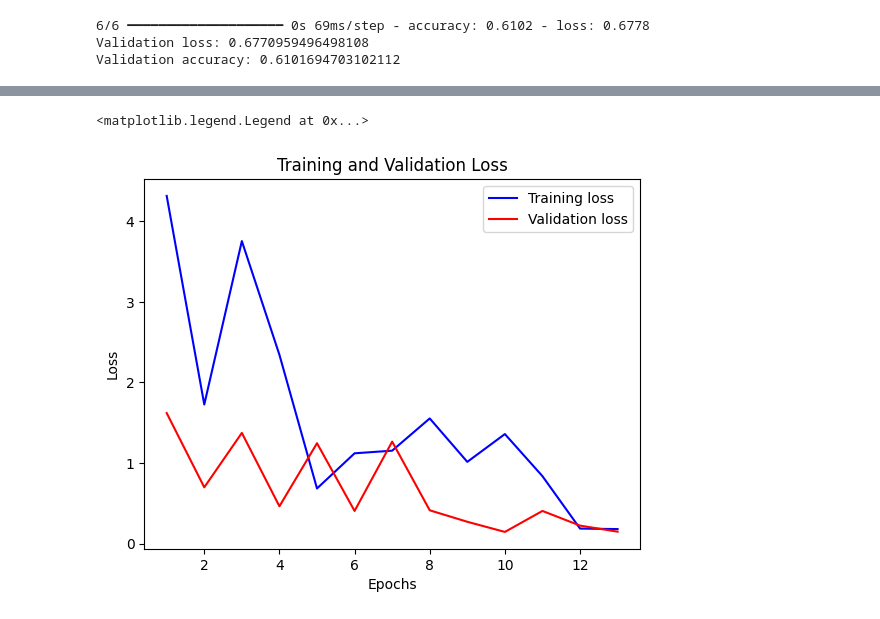
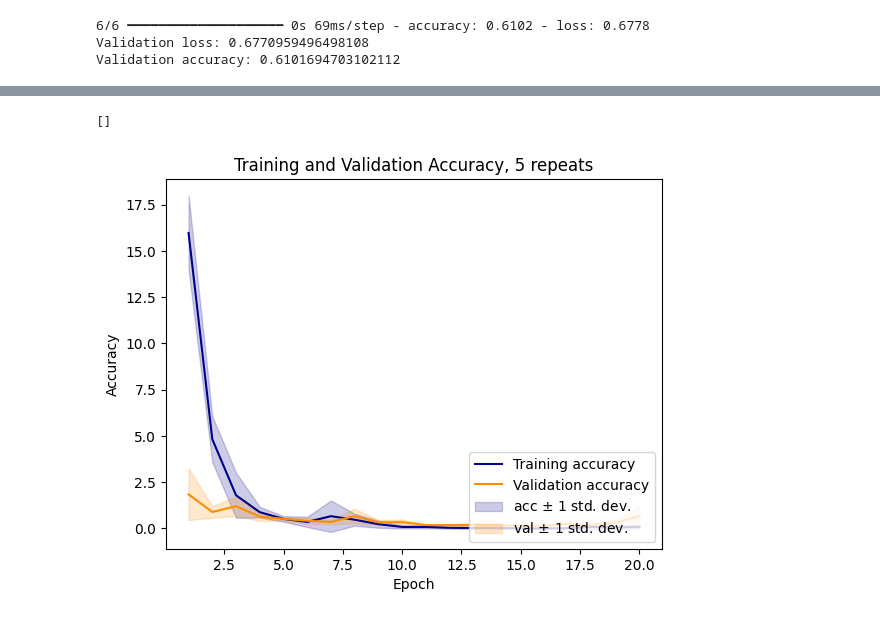
Before and after one commit to patcourts/ES98C-ECG-Project, a Jupyter notebook: src/NN- binary.ipynb, the cells around one changed output, grey strips where cells are left out. Cells and saved outputs as stored; diff of their text form; code cells hidden in the pictures.

```diff
--- a/src/NN- binary.ipynb
+++ b/src/NN- binary.ipynb
@@ -380,17 +490,28 @@ plt.plot()
-# %%
-loss = history.history['loss']
-val_loss = history.history['val_loss']
-
-acc = history.history['accuracy']
-val = history.history['val_accuracy']
-
-plt.plot(epochs, loss, 'b', label='Training loss')
-plt.plot(epochs, val_loss, 'r', label='Validation loss')
-plt.title('Training and Validation Loss')
-plt.xlabel('Epochs')
-plt.ylabel('Loss')
-plt.savefig('figures\\train_vs_val_loss.png', bbox_inches='tight')
-plt.legend()
-# %% [output]
-<matplotlib.legend.Legend at 0x...>
-[figure, removed]
+# %%
+#same for loss
+
+full_loss_list = []
+full_val_loss_list = []
+for i in range(repeats):
+    full_loss_list.append(history_dict['loss'][i])
+    full_val_loss_list.append(history_dict['val_loss'][i])
+
+average_loss = np.mean(full_loss_list, axis = 0)
+average_val_loss = np.mean(full_val_loss_list, axis=0)
+std_loss = np.std(full_loss_list, axis=0)
+std_val_loss = np.std(full_val_loss_list, axis=0)
+
+
+plt.plot(epochs, average_loss, color='darkblue', label='Training accuracy')
+plt.plot(epochs, average_val_loss, color='darkorange', label='Validation accuracy')
+plt.fill_between(epochs, average_loss - std_loss, average_loss + std_loss, color='darkblue', alpha=.2, label=r'acc $\pm$ 1 std. dev.')
+plt.fill_between(epochs, average_val_loss - std_val_loss, average_val_loss + std_val_loss, color='darkorange', alpha=.2, label=r'val $\pm$ 1 std. dev.')
+plt.title(f'Training and Validation Accuracy, {repeats} repeats')
+plt.xlabel('Epoch')
+plt.ylabel('Accuracy')
+plt.legend(loc='lower right')
+plt.savefig('figures\\train_vs_val_loss.png', bbox_inches='tight')
+plt.plot()
+# %% [output]
+[]
+[figure, added]
```
Also changed, not shown: parts of 35 cells of this notebook, 7 other files.
